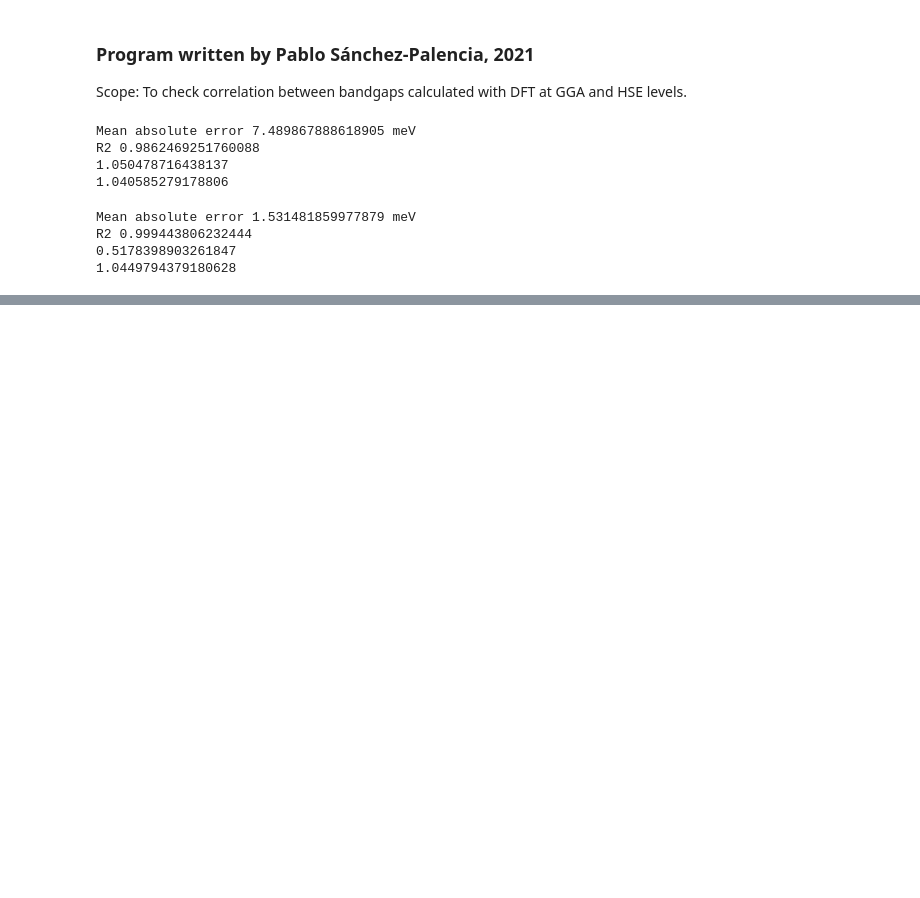
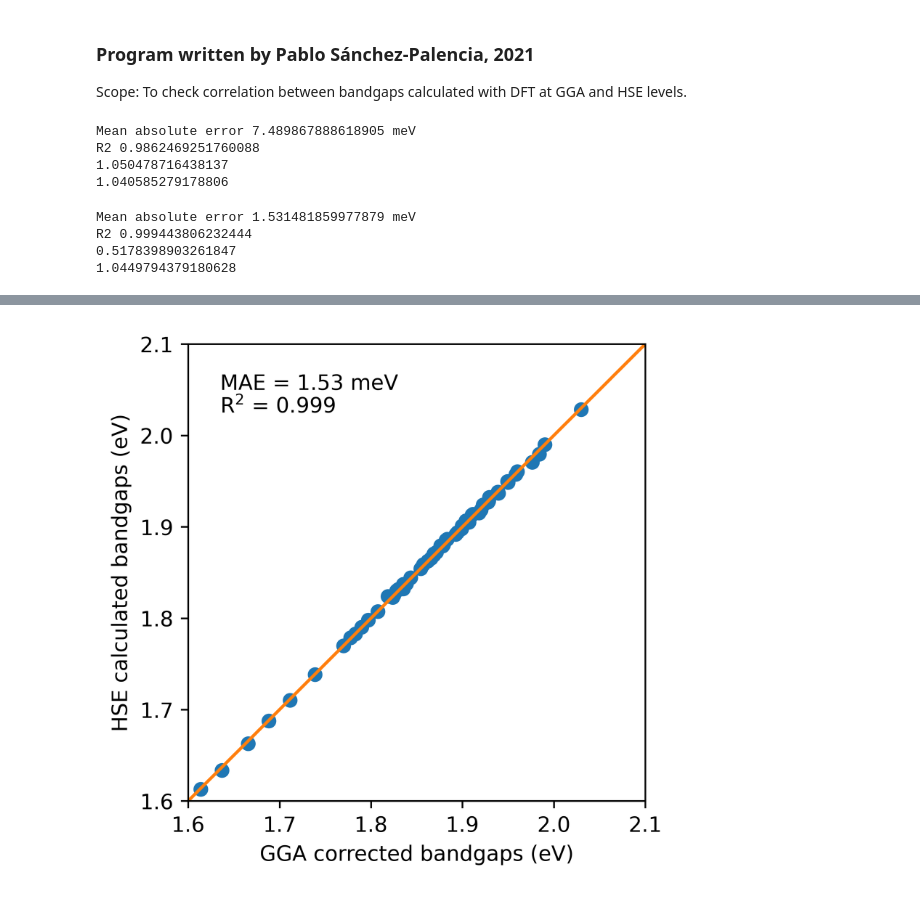
Before and after one commit to pablos-pv/GeSn2N4_ML, a Jupyter notebook: repository_data/hse-data.ipynb, the cells around one changed output, grey strips where cells are left out. Saved outputs shown, nothing was run; the diff lists cells and outputs as text; code cells hidden in the pictures; blank space fills up the shorter version.

```diff
--- a/repository_data/hse-data.ipynb
+++ b/repository_data/hse-data.ipynb
@@ -114,3 +116,7 @@ plt.show()
+# %%
+plot_comp(yy_pred,yy,mean_mae_bi,mean_r2_bi)
+# %% [output]
+[figure, added]
 # %%
 plt.plot(hse_energies['GGA-BGE'],'b')
 plt.plot(hse_energies['HSE-BGE'],'r')
```
Also changed, not shown: parts of 8 cells of this notebook, 8 other files.
